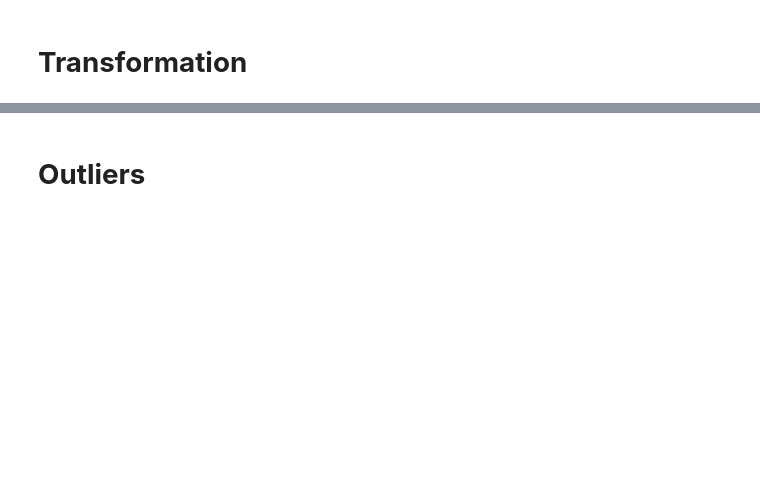
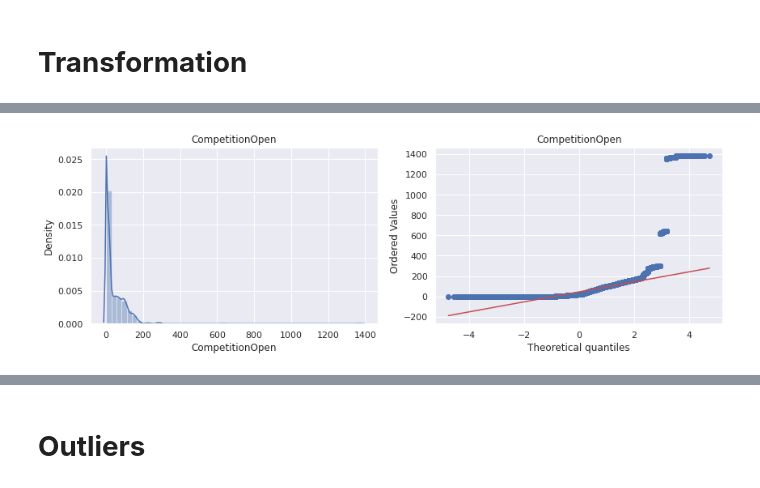
Before and after one commit to SaniyaBubere/ML_Regression_Retails_Sales_Prediction, a Jupyter notebook: ML_Regression_Retails_sales_Prediction.ipynb, the cells around one changed output, grey strips where cells are left out. Cells and saved outputs as stored; diff of their text form; code cells hidden in the pictures; blank space fills up the shorter version.

```diff
--- a/ML_Regression_Retails_sales_Prediction.ipynb
+++ b/ML_Regression_Retails_sales_Prediction.ipynb
@@ -1318,6 +1267,6 @@ df_copy.columns
 # %%
 #creating a categorical column list
-categorical_cols_to_encode=['DayOfWeek','StateHoliday','StoreType','Assortment','PromoInterval']
+categorical_cols_to_encode=['DayOfWeek','StoreType','Assortment']
 # %%
 
 from sklearn.preprocessing import OneHotEncoder
@@ -1330,3 +1294,6 @@ encoded_cols
+# %%
+df_copy.drop(['DayOfWeek','StoreType','Assortment'],axis=1,inplace=True)
+# df.drop(['Promo2SinceYear','Promo2SinceWeek','PromoInterval'],axis=1,inplace=True)
 # %%
 X = df_copy[numeric_cols + encoded_cols + categorical_cols]
 # %%
@@ -1349,0 +1303,2 @@ X.shape
+# %%
+y=df_copy['Sales']
@@ -1374,3 +1341,3 @@ numeric_features=['CompetitionDistance','CompetitionOpenSinceMonth','Competition
 # %%
 from sklearn.model_selection import train_test_split
-X_train,X_test,y_train,y_test=train_test_split(x,y,test_size=0.2,random_state=0)
+X_train,X_test,y_train,y_test=train_test_split(X,y,test_size=0.2,random_state=0)
@@ -1402,12 +1359,14 @@ plt.show()
 # %%
 plt.figure(figsize=(14,4))
 plt.subplot(121)
-sns.distplot(X_train['Promo2SinceWeek'])
-plt.title('Promo2SinceWeek')
+sns.distplot(X_train['CompetitionOpen'])
+plt.title('CompetitionOpen')
 plt.subplot(122)
-stats.probplot(X_train['Promo2SinceWeek'],dist='norm',plot=plt)
-plt.title('Promo2SinceWeek')
+stats.probplot(X_train['CompetitionOpen'],dist='norm',plot=plt)
+plt.title('CompetitionOpen')
 plt.show()
+# %% [output]
+[figure, added]
 # %%
 plt.figure(figsize=(14,4))
 plt.subplot(121)
```
Also changed, not shown: parts of 247 cells of this notebook.
